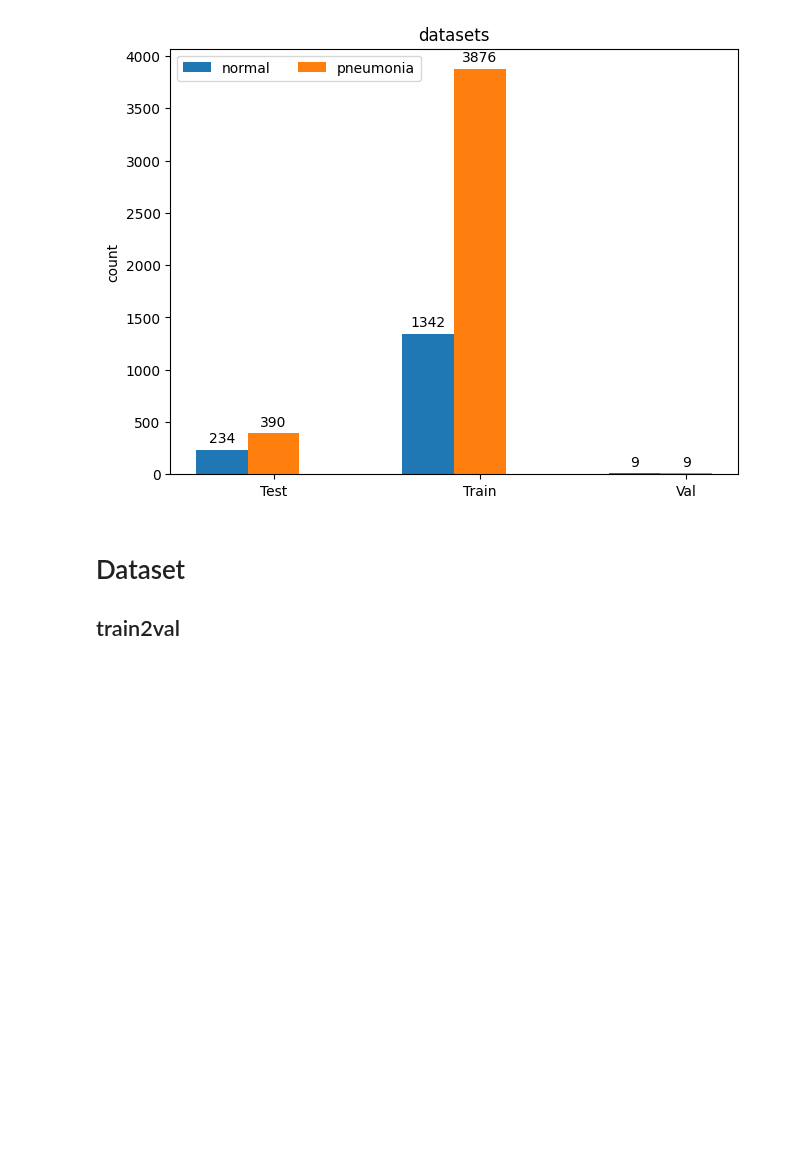
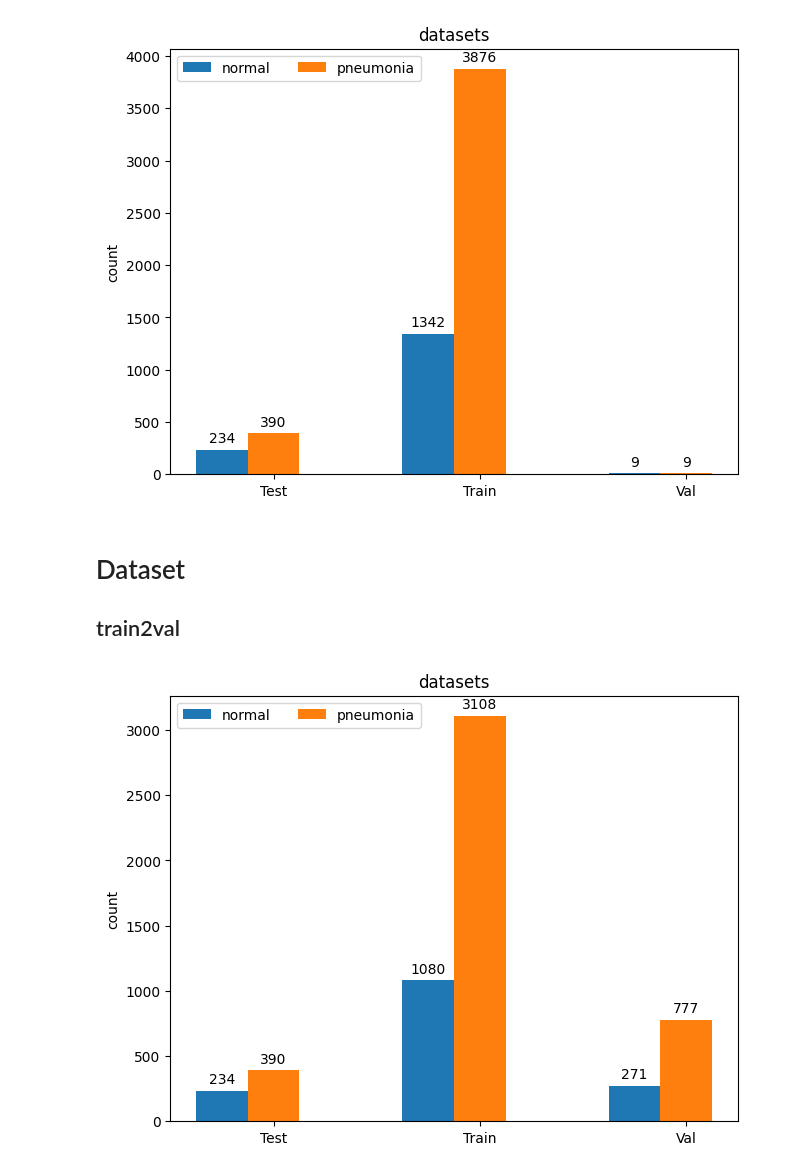
Before and after one commit to Nicolas-Dmb/t-dev-810, a Jupyter notebook: notebook.ipynb, the cells around one changed output. Saved outputs shown, nothing was run; the diff lists cells and outputs as text; code cells hidden in the pictures; blank space fills up the shorter version.

```diff
--- a/notebook.ipynb
+++ b/notebook.ipynb
@@ -61,3 +59,17 @@ plt.show()
 # %% [markdown]
 # Dataset
 ## train2val
+# %%
+from sklearn.model_selection import train_test_split
+
+list_train_normal_imgs.extend(list_val_normal_imgs)
+list_val_normal_imgs = []
+list_train_normal_imgs, list_val_normal_imgs = train_test_split(list_train_normal_imgs, test_size=0.2)
+list_train_pneumonia_imgs.extend(list_val_pneumonia_imgs)
+list_val_pneumonia_imgs = []
+list_train_pneumonia_imgs, list_val_pneumonia_imgs = train_test_split(list_train_pneumonia_imgs, test_size=0.2)
+
+
+display_distribution(list_test_normal_imgs, list_test_pneumonia_imgs, list_train_normal_imgs, list_train_pneumonia_imgs, list_val_normal_imgs, list_val_pneumonia_imgs)
+# %% [output]
+[figure, added]
```
Also changed, not shown: parts of 3 cells of this notebook, 2 other files.
